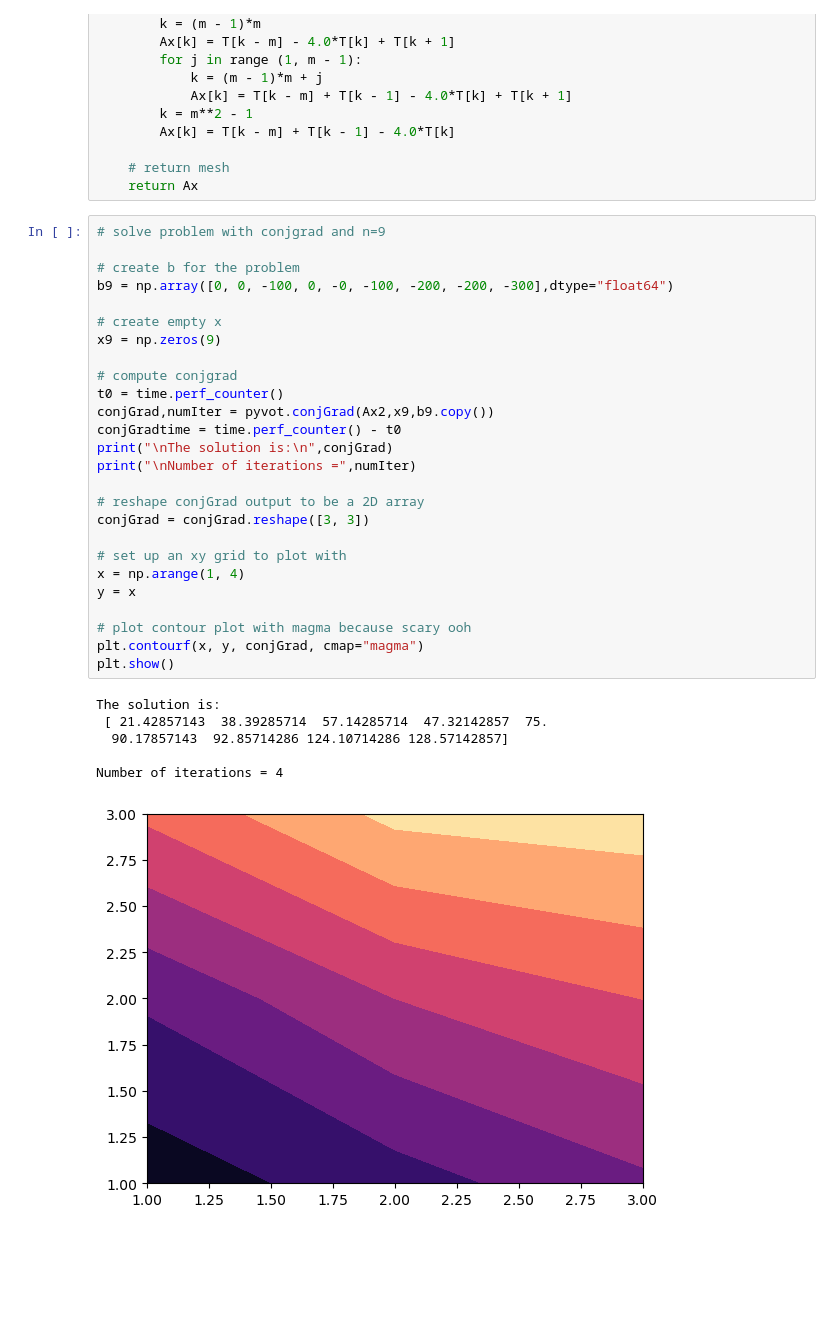
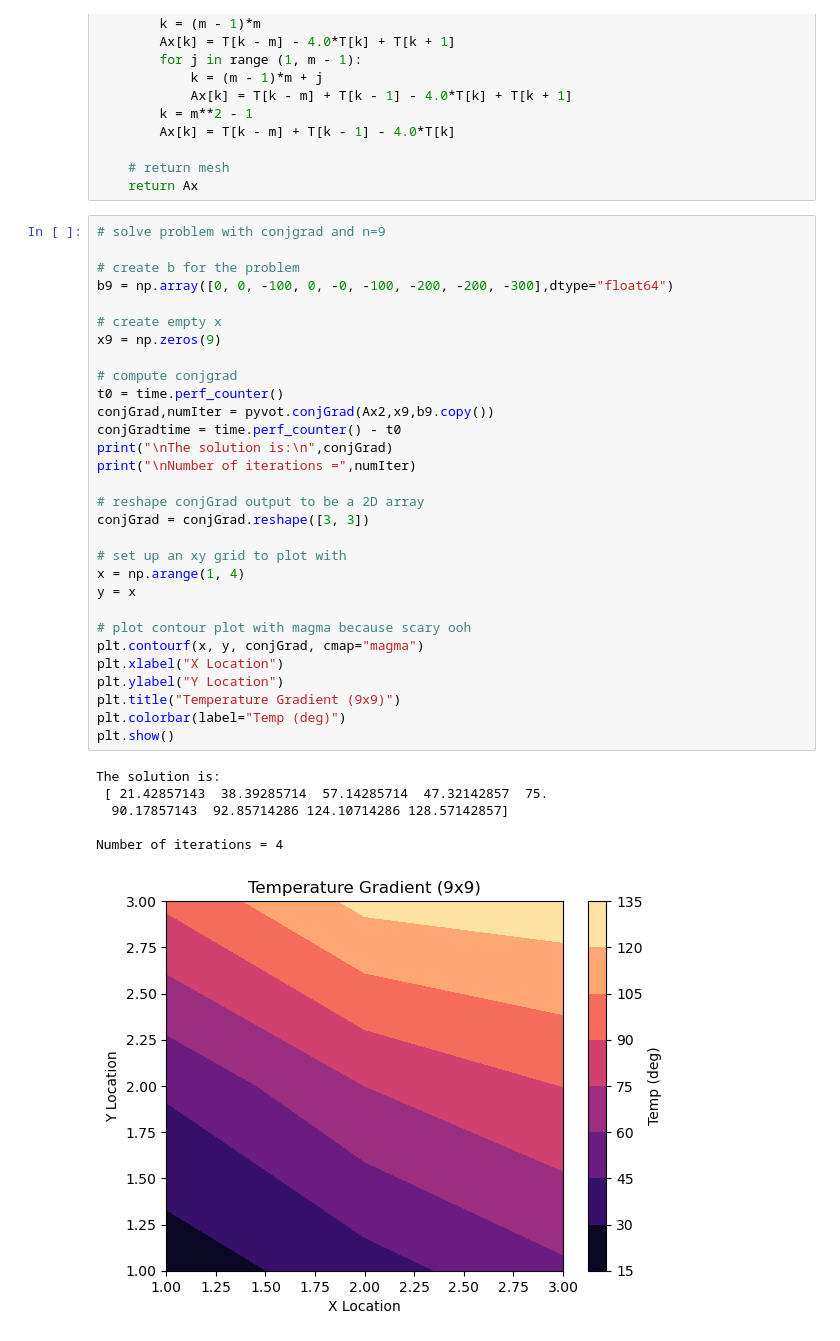
Before and after one commit to sladesladeslade/SchoolStuff, a Jupyter notebook: aeroComputing/HW3/AEEM2058_Slade_Brooks_HW3.ipynb, the cells around one changed output. Cells and saved outputs as stored; diff of their text form; blank space fills up the shorter version.

```diff
--- a/aeroComputing/HW3/AEEM2058_Slade_Brooks_HW3.ipynb
+++ b/aeroComputing/HW3/AEEM2058_Slade_Brooks_HW3.ipynb
@@ -228,31 +228,35 @@ def Ax2(T) :
 
 # create b for the problem
 b9 = np.array([0, 0, -100, 0, -0, -100, -200, -200, -300],dtype="float64")
 
 # create empty x
 x9 = np.zeros(9)
 
 # compute conjgrad
 t0 = time.perf_counter()
 conjGrad,numIter = pyvot.conjGrad(Ax2,x9,b9.copy())
 conjGradtime = time.perf_counter() - t0
 print("\nThe solution is:\n",conjGrad)
 print("\nNumber of iterations =",numIter)
 
 # reshape conjGrad output to be a 2D array
 conjGrad = conjGrad.reshape([3, 3])
 
 # set up an xy grid to plot with
 x = np.arange(1, 4)
 y = x
 
 # plot contour plot with magma because scary ooh
 plt.contourf(x, y, conjGrad, cmap="magma")
+plt.xlabel("X Location")
+plt.ylabel("Y Location")
+plt.title("Temperature Gradient (9x9)")
+plt.colorbar(label="Temp (deg)")
 plt.show()
 # %% [output]
 The solution is:
  [ 21.42857143  38.39285714  57.14285714  47.32142857  75.
   90.17857143  92.85714286 124.10714286 128.57142857]
 
 Number of iterations = 4
-[figure, old version]
+[figure, new version]
```
